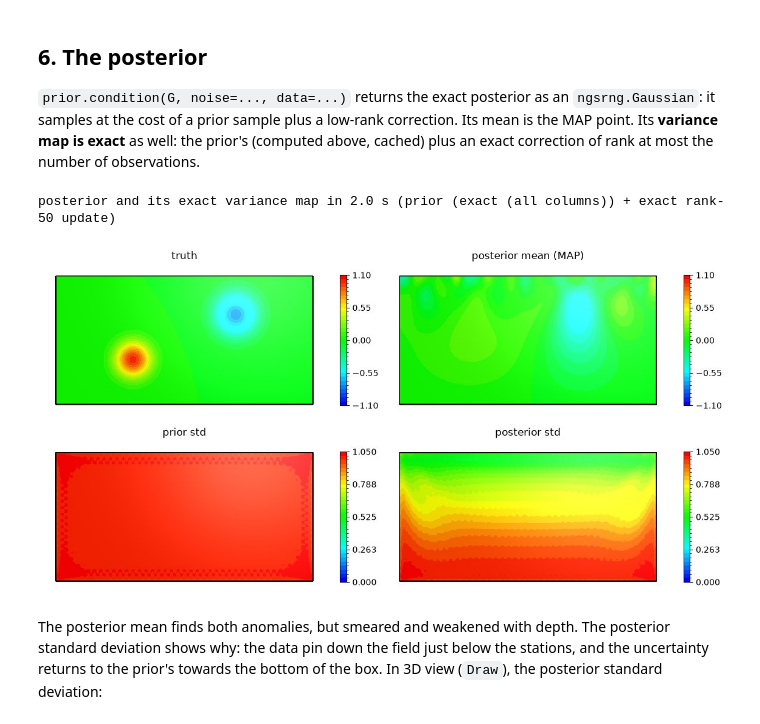
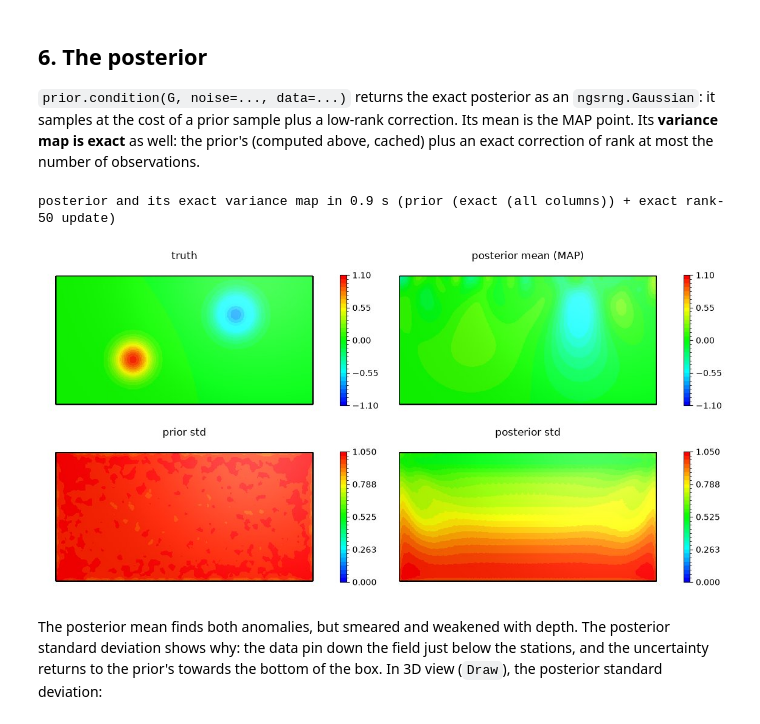
Before and after one commit to CAarset/ngsrng, a Jupyter notebook: examples/stokes_inverse.ipynb, the cells around one changed output. Drawn from its saved outputs; the diff is of its cells as text; code cells hidden in the pictures.

```diff
--- a/examples/stokes_inverse.ipynb
+++ b/examples/stokes_inverse.ipynb
@@ -73,7 +73,7 @@ the measurement noise relative to the largest observed velocity.
 # %%
 noise_level = 0.02      # Gaussian noise: standard deviation = noise_level x largest |observed velocity|
 n_stations = 25         # velocity stations along the surface (both velocity components are measured)
-length, nu = 0.3, 1.0   # prior correlation length and smoothness (Matern)
+length, nu = 0.4, 1.0   # prior correlation length and smoothness (Matern)
 Ra = 100.0              # buoyancy number (scales the force, hence the velocities)
 seed = 1
 # %% [markdown]
@@ -114,7 +114,7 @@ box.edges.Min(Y).name = "bottom"
 box.edges.Max(Y).name = "top"
 box.edges.Min(X).name = "left"
 box.edges.Max(X).name = "right"
-mesh = ngs.Mesh(OCCGeometry(box, dim=2).GenerateMesh(maxh=0.05))
+mesh = ngs.Mesh(OCCGeometry(box, dim=2).GenerateMesh(maxh=0.045))
 
 Vm = ngs.H1(mesh, order=2)                                        # parameter space
 Vx = ngs.H1(mesh, order=2, dirichlet="bottom|left|right")         # velocity components
@@ -329,18 +329,18 @@ prior's (computed above, cached) plus an exact correction of rank at most the nu
 # %%
 t0 = time.time()
 post = prior.condition(G, noise=noise_sd**2, data=data)
 m_map = as_gf(post.mean, Vm)
-var_post = ngsrng.pointwise_variance(post)
+var_post = ngsrng.pointwise_variance(post, "exact")
 print(f"posterior and its exact variance map in {time.time() - t0:.1f} s "
-      f"({ngsrng.local_covariance(post).method})")
+      f"({ngsrng.local_covariance(post, 'exact').method})")
 std_post = ngs.sqrt(ngs.IfPos(var_post, var_post, 0))
 lim = dict(vmin=-1.1, vmax=1.1)
 sd_lim = dict(vmin=0, vmax=1.05)
 panels([(m_true, lim), (m_map, lim), (ngs.sqrt(var_prior), sd_lim), (std_post, sd_lim)],
        ["truth", "posterior mean (MAP)", "prior std", "posterior std"], ncols=2, mesh=mesh, size=2.6)
 # %% [output]
-posterior and its exact variance map in 2.0 s (prior (exact (all columns)) + exact rank-50 update)
+posterior and its exact variance map in 0.9 s (prior (exact (all columns)) + exact rank-50 update)
-[figure, old version]
+[figure, new version]
 # %% [markdown]
 The posterior mean finds both anomalies, but smeared and weakened with depth. The posterior standard deviation shows
 why: the data pin down the field just below the stations, and the uncertainty returns to the prior's towards the
```
Also changed, not shown: parts of 14 cells of this notebook, 10 other files.
